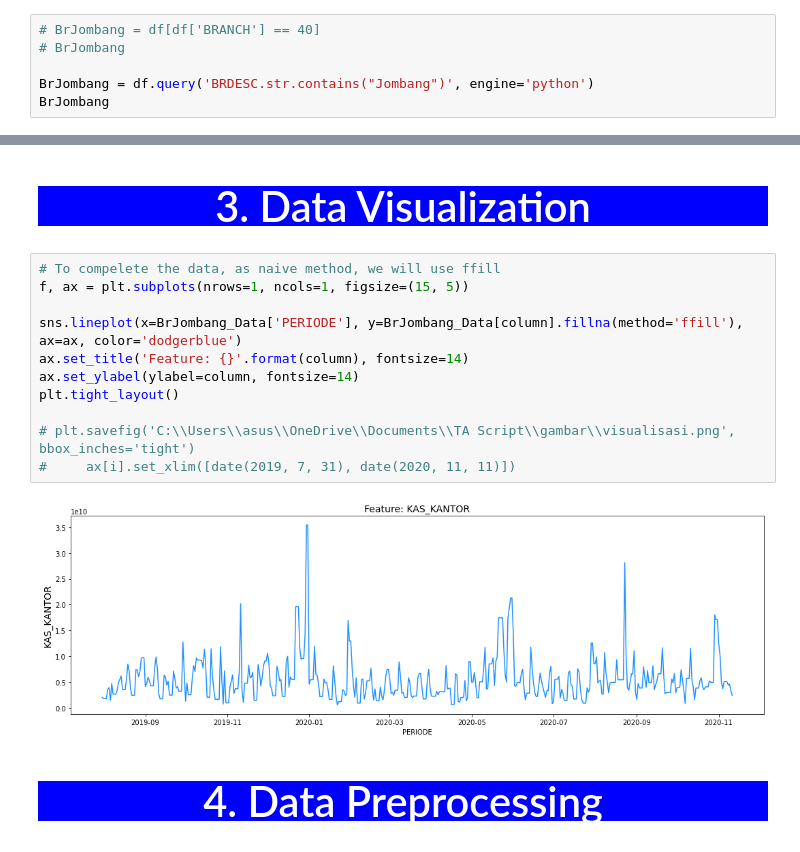
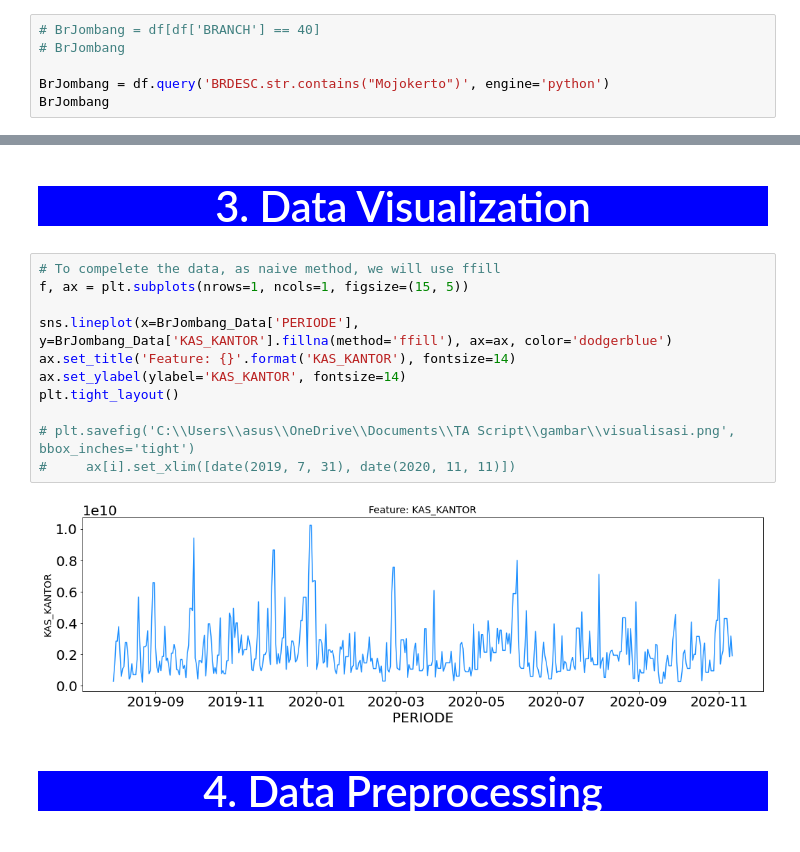
Before and after one commit to bimaramadhan/Time-Series-Analysis-Data-Kas-BRI, a Jupyter notebook: time-series-analysis-bri-cash-data.ipynb, the cells around one changed output, grey strips where cells are left out. Saved outputs shown, nothing was run; the diff lists cells and outputs as text.

Commit message:
add pattern visualization and fixing error

```diff
--- a/time-series-analysis-bri-cash-data.ipynb
+++ b/time-series-analysis-bri-cash-data.ipynb
@@ -119,7 +120,7 @@ memory usage: 1.1+ GB
 # BrJombang = df[df['BRANCH'] == 40]
 # BrJombang
 
-BrJombang = df.query('BRDESC.str.contains("Jombang")', engine='python')
+BrJombang = df.query('BRDESC.str.contains("Mojokerto")', engine='python')
 BrJombang
 # %% [output]
 |  | PERIODE | TAHUN | BULAN | MINGGU | REGION | RGDESC | MAINBR | MBDESC | BRANCH | BRDESC | ... | ... |
@@ -191,16 +191,16 @@ memory usage: 11.0 KB
 # %%
 # To compelete the data, as naive method, we will use ffill
 f, ax = plt.subplots(nrows=1, ncols=1, figsize=(15, 5))
 
-sns.lineplot(x=BrJombang_Data['PERIODE'], y=BrJombang_Data[column].fillna(method='ffill'), ax=ax, color='dodgerblue')
-ax.set_title('Feature: {}'.format(column), fontsize=14)
-ax.set_ylabel(ylabel=column, fontsize=14)
+sns.lineplot(x=BrJombang_Data['PERIODE'], y=BrJombang_Data['KAS_KANTOR'].fillna(method='ffill'), ax=ax, color='dodgerblue')
+ax.set_title('Feature: {}'.format('KAS_KANTOR'), fontsize=14)
+ax.set_ylabel(ylabel='KAS_KANTOR', fontsize=14)
 plt.tight_layout()
 
 # plt.savefig('C:\\Users\\asus\\OneDrive\\Documents\\TA Script\\gambar\\visualisasi.png', bbox_inches='tight')
 #     ax[i].set_xlim([date(2019, 7, 31), date(2020, 11, 11)])
 # %% [output]
-[figure, old version]
+[figure, new version]
 # %% [markdown]
 <a id='4'></a>
 # <p style="background-color:blue; font-family:newtimeroman; font-size:150%; text-align:center; color:white">4. Data Preprocessing</p>
```
Also changed, not shown: parts of 55 cells of this notebook.
